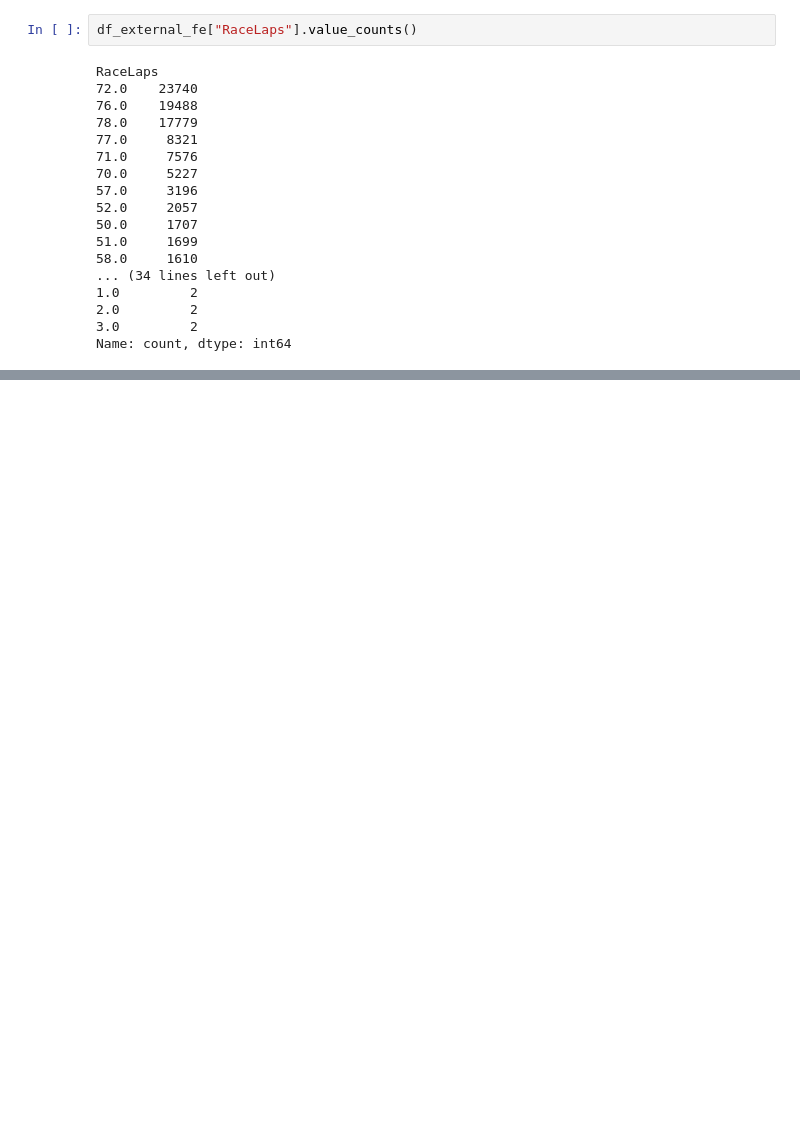
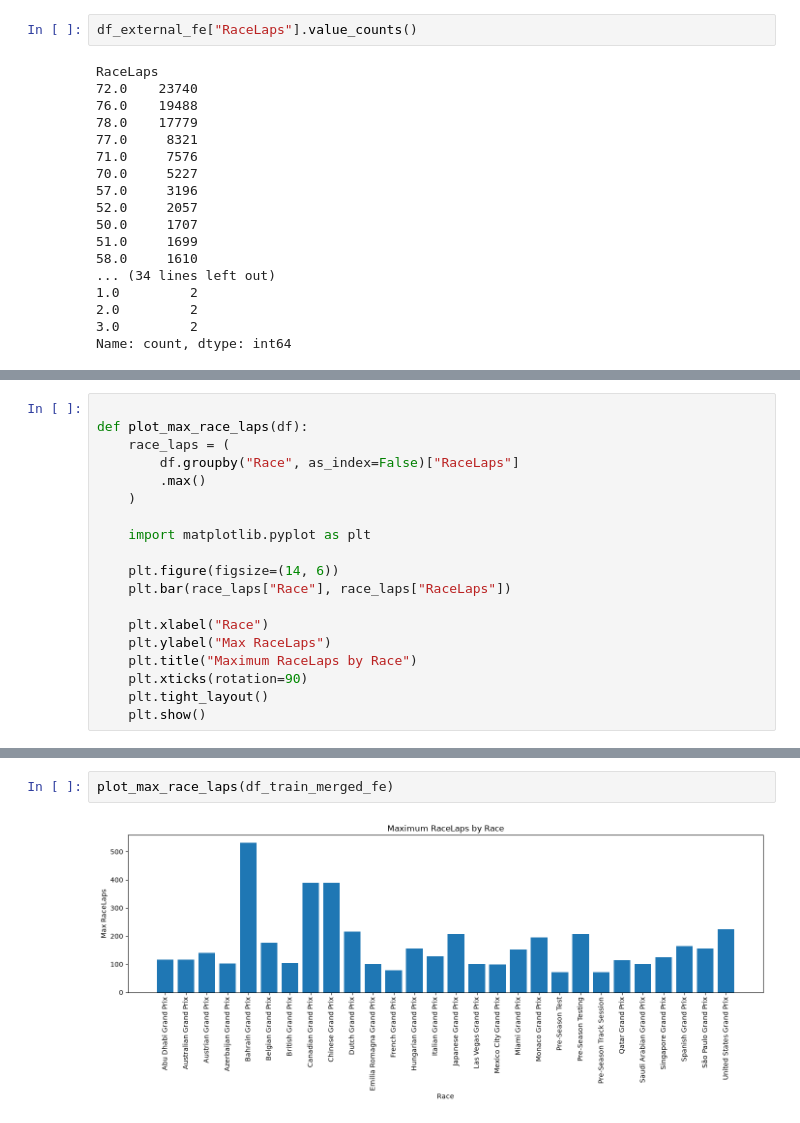
Before and after one commit to DarshakJ/F1_Pit_prediction, a Jupyter notebook: Experiment insights/Race_progress_analysis.ipynb, the cells around one changed output, grey strips where cells are left out. Drawn from its saved outputs; the diff is of its cells as text; blank space fills up the shorter version.

```diff
--- a/Experiment insights/Race_progress_analysis.ipynb
+++ b/Experiment insights/Race_progress_analysis.ipynb
@@ -287 +305,19 @@ Name: count, dtype: int64
 # %%
+
+def plot_max_race_laps(df):
+    race_laps = (
+        df.groupby("Race", as_index=False)["RaceLaps"]
+        .max()
+    )
+
+    import matplotlib.pyplot as plt
+
+    plt.figure(figsize=(14, 6))
+    plt.bar(race_laps["Race"], race_laps["RaceLaps"])
+
+    plt.xlabel("Race")
+    plt.ylabel("Max RaceLaps")
+    plt.title("Maximum RaceLaps by Race")
+    plt.xticks(rotation=90)
+    plt.tight_layout()
+    plt.show()
@@ -293,0 +340,4 @@ Index(['Driver', 'LapNumber', 'Compound', 'Stint', 'TyreLife', 'Position',
+# %%
+plot_max_race_laps(df_train_merged_fe)
+# %% [output]
+[figure, added]
```
Also changed, not shown: parts of 6 cells of this notebook.
